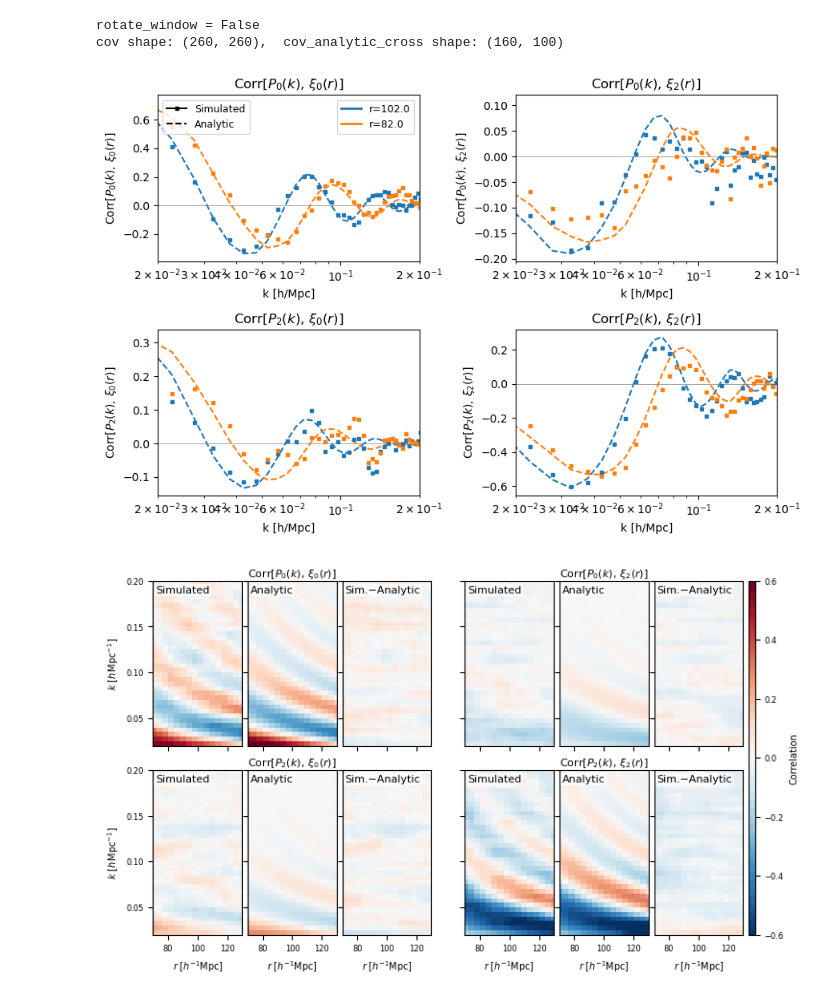
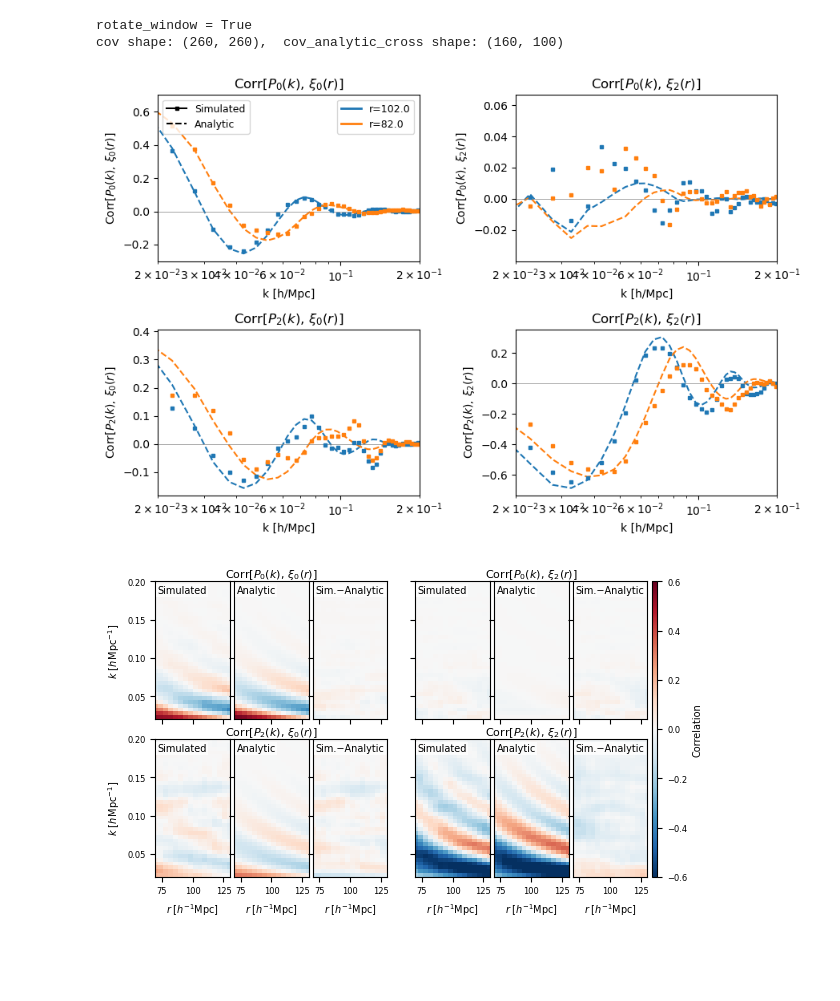
Before and after one commit to abaleato/PrePostCov, a Jupyter notebook: PkXi_correlation_plots.ipynb, the cells around one changed output. Drawn from its saved outputs; the diff is of its cells as text; code cells hidden in the pictures; blank space fills up the shorter version.

Commit message:
Bypass lsstypes dependence in demo nb

```diff
--- a/PkXi_correlation_plots.ipynb
+++ b/PkXi_correlation_plots.ipynb
@@ -7,7 +7,7 @@ from matplotlib.lines import Line2D
 
 %matplotlib inline
 # %%
-# ── Toggle ────────────────────────────────────────────────────────────────────
+# ── Whether to rotate window after applying theta cut  ----------──────────────
 rotate_window = False   # set False to use the unrotated covariance
 
 # ── Paths ─────────────────────────────────────────────────────────────────────
@@ -43,22 +43,14 @@ cov_analytic_cross = cov_analytic_full[:Pk_end, Pk_end:]   # (160, 100)
 
 # ── Apply window rotation if requested ───────────────────────────────────────
 if rotate_window:
-    from pathlib import Path
-    import lsstypes as types
-    zrange   = [0.6, 0.8]
-    dr_base  = Path('/global/cfs/cdirs/desi/users/adematti/dr1_release/dr1-fs-bao-clustering-measurements')
-    fn_rot   = (dr_base /
-                f'data/rotation/rotation_spectrum-poles_LRG_GCcomb'
-                f'_z{zrange[0]:.1f}-{zrange[1]:.1f}_thetacut0.05.h5')
-    rotation = types.read(fn_rot)
-    M_matrix = rotation['M'].value()              # (240, 240)
-    M_subset = M_matrix[:Pk_end, :Pk_end]         # (160, 160)
-    cov_analytic_cross = M_subset @ cov_analytic_cross   # rotate Pk space
+    # Load pre-saved rotated cross-block (generated by the cell below)
+    cov_analytic_cross = np.loadtxt(
+        d_analytic + 'PkXi_joint_LRG2_ell02_cov_analytic_cross_rotated.txt')
 
 print(f'rotate_window = {rotate_window}')
 print(f'cov shape: {cov.shape},  cov_analytic_cross shape: {cov_analytic_cross.shape}')
 # %% [output]
-rotate_window = False
+rotate_window = True
 cov shape: (260, 260),  cov_analytic_cross shape: (160, 100)
 # %%
 # ── 1-D slices of the Pk–Xi correlation at fixed r-bins ───────────────────────
@@ -113,7 +105,7 @@ for idx, (Pkpole, Xipole) in enumerate(pole_combinations):
 fig.tight_layout()
 plt.show()
 # %% [output]
-[figure, old version]
+[figure, new version]
 # %%
 # ── 2-D correlation maps ───────────────────────────────────────────────────────
 r_lo, r_hi = 70, 130
@@ -121,8 +113,8 @@ k_lo, k_hi = 0.02, 0.2
 vmin, vmax = -0.6, 0.6
 
 # JCAP geometry
-fig_width  = 6.97
-fig_height = 4.86
+fig_width  = 0.8*6.97
+fig_height = 0.8*4.86
 
 cov_diag = np.diag(cov)
 pole_combos = [(0, 0), (0, 2), (2, 0), (2, 2)]
@@ -188,33 +180,36 @@ for xi_gi, Xipole in enumerate([0, 2]):
             ax.set_xlim(r_lo, r_hi)
             ax.set_ylim(k_lo, k_hi)
             ax.yaxis.set_major_locator(ticker.MultipleLocator(0.05))
             ax.yaxis.set_minor_locator(ticker.NullLocator())
 
             if pk_gi == 1:
                 ax.set_xlabel(r'$r\;[h^{-1}\mathrm{Mpc}]$', fontsize=7)
             else:
                 ax.set_xticklabels([])
             if si == 0 and xi_gi == 0:
                 ax.set_ylabel(r'$k\;[h\,\mathrm{Mpc}^{-1}]$', fontsize=7)
             else:
                 ax.set_yticklabels([])
 
             ax.tick_params(labelsize=6)
 
             if si == 1:
                 ax.set_title(
                     rf'$\mathrm{{Corr}}[P_{{{Pkpole}}}(k),\,\xi_{{{Xipole}}}(r)]$',
                     fontsize=8, pad=3)
 
             ax.text(0.03, 0.97, sl, transform=ax.transAxes,
-                    fontsize=8, va='top', ha='left',
+                    fontsize=7, va='top', ha='left',
                     bbox=dict(fc='white', ec='none', alpha=0.7, pad=1))
 
 cax = fig.add_subplot(gs[:, 7])
 cb  = fig.colorbar(last_im, cax=cax)
 cb.set_label('Correlation', fontsize=7)
 cb.ax.tick_params(labelsize=6)
 
-fig.savefig("correlation_2D.pdf", bbox_inches="tight")
+if rotate_window:
+    fig.savefig("correlation_2D_rotated.pdf", bbox_inches="tight")
+else:
+    fig.savefig("correlation_2D.pdf", bbox_inches="tight")
 # %% [output]
-[figure, old version]
+[figure, new version]
```
Also changed, not shown: 3 other files.
